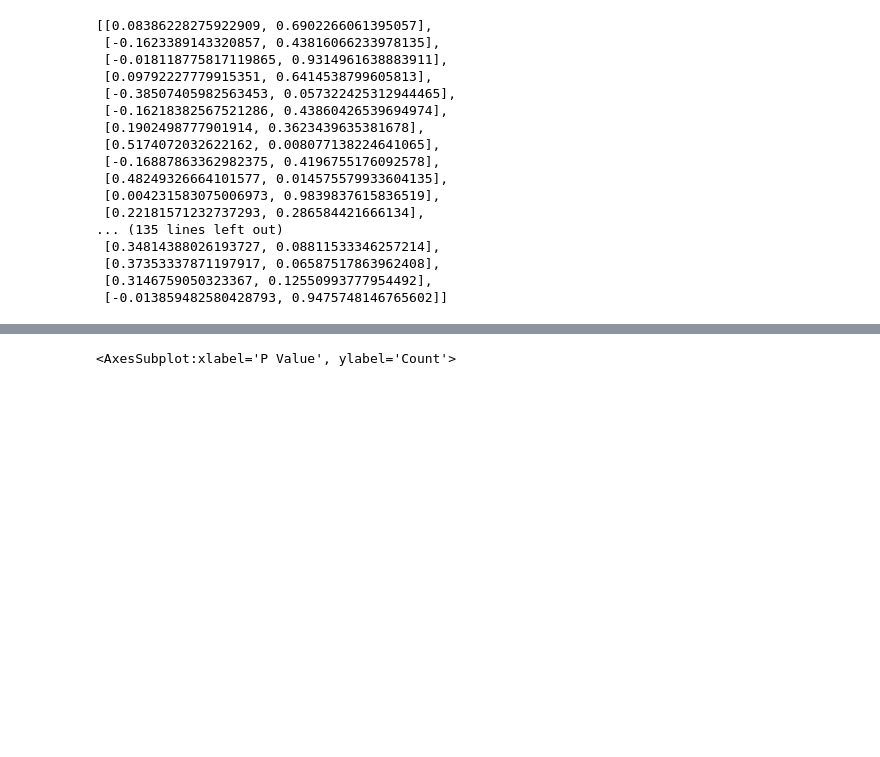
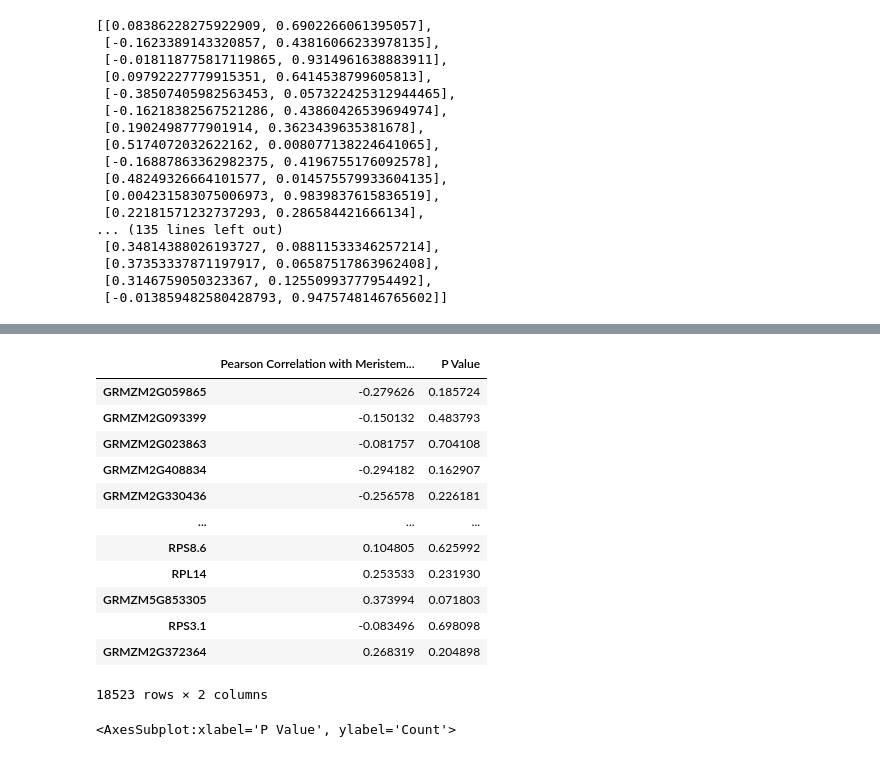
Before and after one commit to mikepassal/Peneloope_Dave_Maize_meristem, a Jupyter notebook: Third_attempt_cleaned_alot/third_atempt_drop_alot_outliers_signal_cleaned_all_samples.ipynb, the cells around one changed output, grey strips where cells are left out. Cells and saved outputs as stored; diff of their text form; code cells hidden in the pictures; blank space fills up the shorter version.

```diff
--- a/Third_attempt_cleaned_alot/third_atempt_drop_alot_outliers_signal_cleaned_all_samples.ipynb
+++ b/Third_attempt_cleaned_alot/third_atempt_drop_alot_outliers_signal_cleaned_all_samples.ipynb
@@ -591,0 +604,16 @@ stats_and_pearson_calculated_no_fea.sort_values(by = 'P Value').head(50)
+# %%
+stats_and_pearson_calculated_no_fea
+# %% [output]
+|  | Pearson Correlation with Meristem... | P Value |
+| GRMZM2G059865 | -0.279626 | 0.185724 |
+| GRMZM2G093399 | -0.150132 | 0.483793 |
+| GRMZM2G023863 | -0.081757 | 0.704108 |
+| GRMZM2G408834 | -0.294182 | 0.162907 |
+| GRMZM2G330436 | -0.256578 | 0.226181 |
+| ... | ... | ... |
+| RPS8.6 | 0.104805 | 0.625992 |
+| RPL14 | 0.253533 | 0.231930 |
+| GRMZM5G853305 | 0.373994 | 0.071803 |
+| RPS3.1 | -0.083496 | 0.698098 |
+| GRMZM2G372364 | 0.268319 | 0.204898 |
+18523 rows × 2 columns
```
Also changed, not shown: parts of 7 cells of this notebook, 5 other files.
